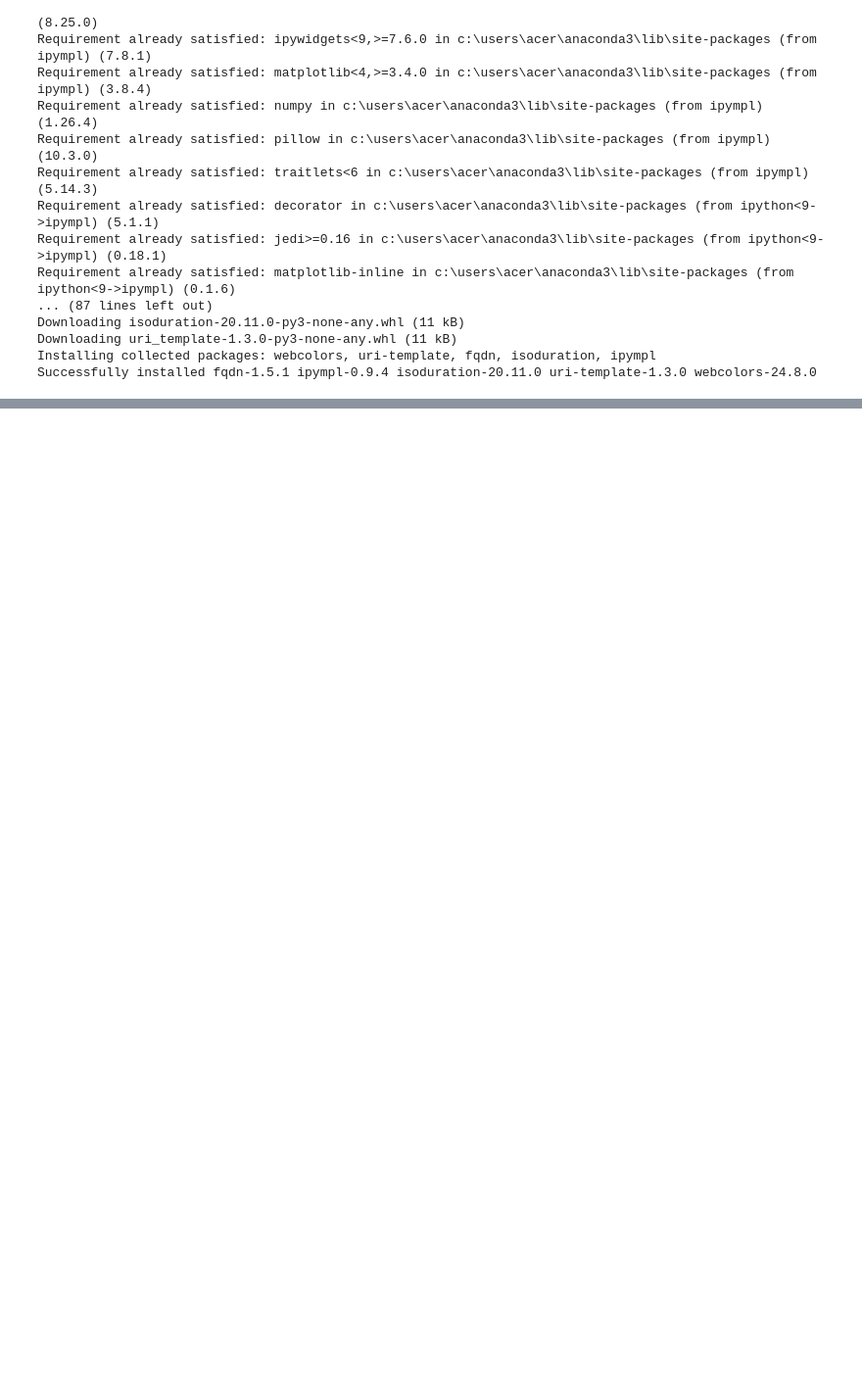
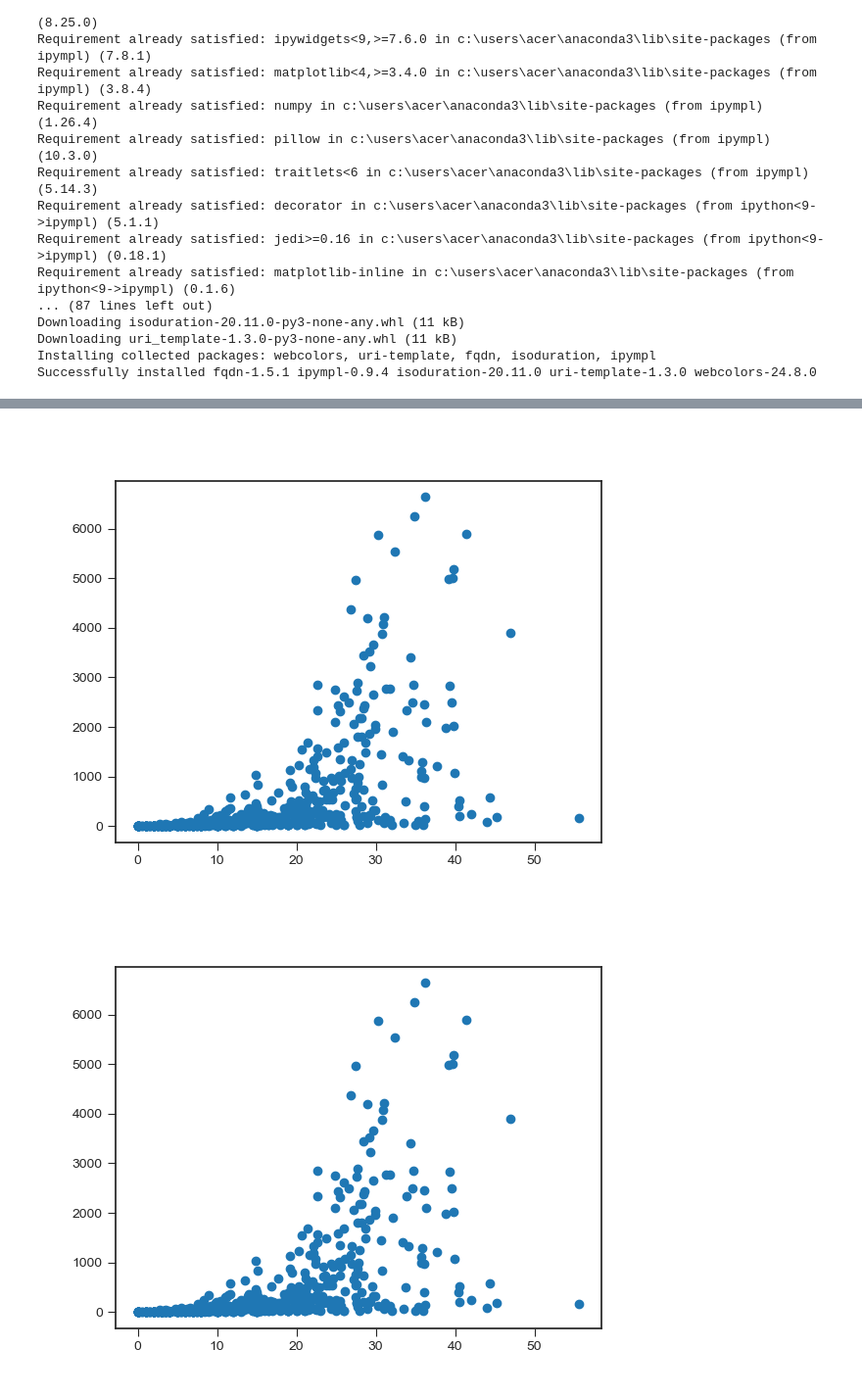
Before and after one commit to PurplePegasus08/My-ML-notes, a Jupyter notebook: Data visualizations/Plots.ipynb, the cells around one changed output, grey strips where cells are left out. Shown at 98% size. Saved outputs shown, nothing was run; the diff lists cells and outputs as text; code cells hidden in the pictures; blank space fills up the shorter version.

```diff
--- a/Data visualizations/Plots.ipynb
+++ b/Data visualizations/Plots.ipynb
@@ -523,3 +568,11 @@ fig = px.scatter(bat, x='avg', y='runs', title="Interactive 2D Scatter Plot",
 
 # Show interactive plot
 fig.show()
+# %%
+fig = plt.figure()
+ax = plt.ion()
+ax = plt.scatter(bat['avg'],bat['runs'])
+fig.show()
+# %% [output]
+[figure, added]
+[figure, added]
```
Also changed, not shown: parts of 8 cells of this notebook.
